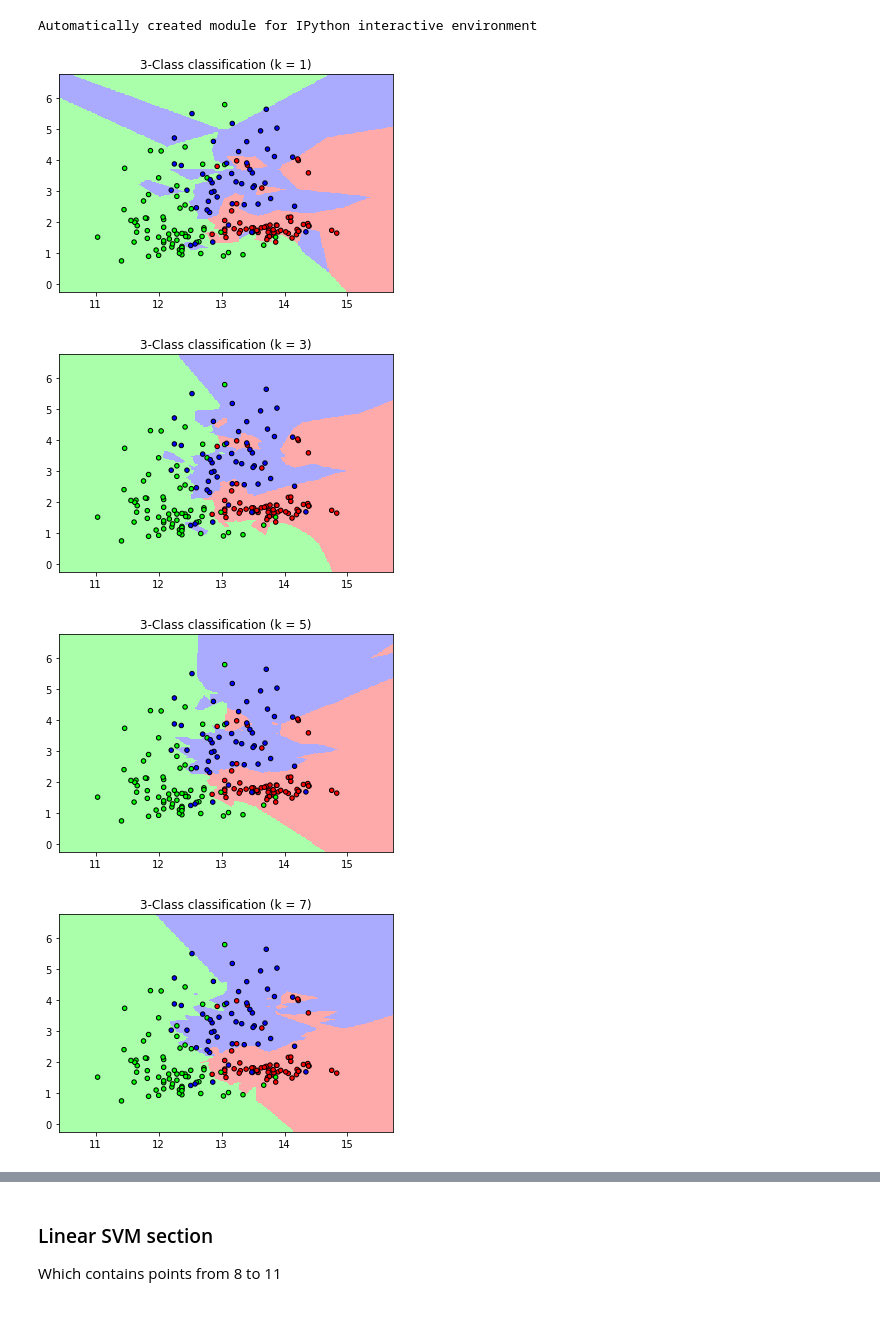
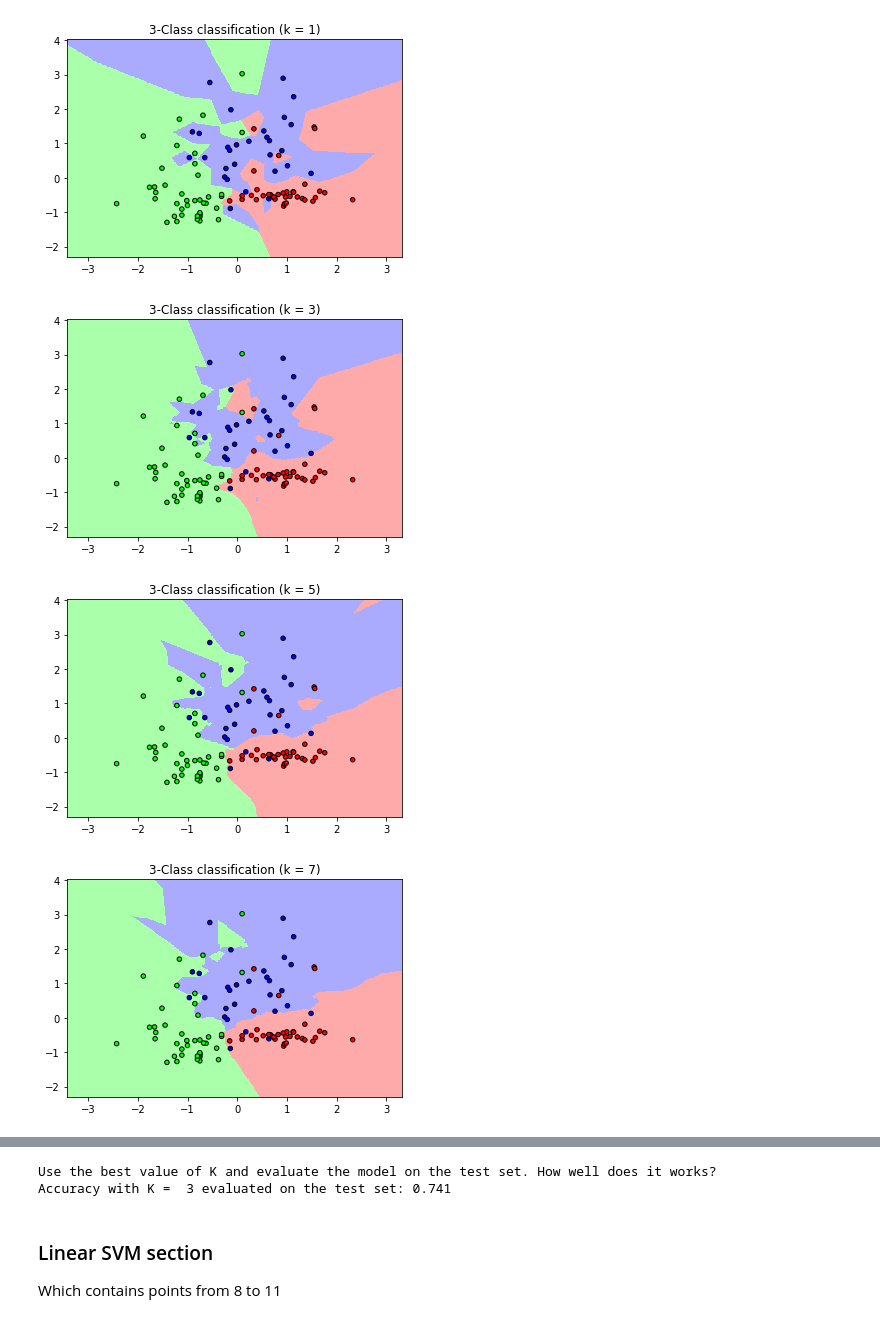
Before and after one commit to Vaelthur/ML-AI_HW1, a Jupyter notebook: HomeWork 1.ipynb, the cells around one changed output, grey strips where cells are left out. Drawn from its saved outputs; the diff is of its cells as text; code cells hidden in the pictures.

```diff
--- a/HomeWork 1.ipynb
+++ b/HomeWork 1.ipynb
@@ -5,25 +7,31 @@
 # %%
-print(__doc__)
-
 import numpy as np
 import matplotlib.pyplot as plt
 from matplotlib.colors import ListedColormap
-from sklearn import neighbors, datasets, model_selection, metrics
+from sklearn import neighbors, datasets, model_selection, metrics, preprocessing
 
-#load wine dataset
+# load wine dataset (1)
 wine = datasets.load_wine()
 
-#we choose only the first two attributes
+# we choose only the first two attributes (2)
 X = wine.data[:, :2]
 y = wine.target
 
-# divide to get the right percentage of train data
+# divide to get the right percentage of train data (3)
 X_t, X_test, y_t, y_test = model_selection.train_test_split(X, y, random_state=np.random.randint(0,100), test_size=0.3)
 
-# divide training total into validation and training
+# divide training total into validation and training (3)
+# test size here means the size the validation set
 X_train, X_valid, y_train, y_valid = model_selection.train_test_split(X_t, y_t, random_state=np.random.randint(0,100), test_size=0.14)
 
-# step size in the mesh - to check what this means
+# using a Standard scaler to normalize data since ML algorithms work better on normalized data
+scaler = preprocessing.StandardScaler()
+scaler.fit(X_train)
+X_train = scaler.transform(X_train)
+X_valid = scaler.transform(X_valid)
+X_test = scaler.transform(X_test)
+
+# step size in the mesh - related to graph
 h = .02
 
 cmap_light = ListedColormap(['#FFAAAA', '#AAFFAA', '#AAAAFF'])
@@ -35,60 +43,60 @@ ks = [1,3,5,7]
 #accurancy array, needed later to plot accurancy of various clf on validation set
 acc_arr = []
 
-# for which iterates every K and plots the relative data & decision boundaries
+# for which iterates every K and plots the relative data & decision boundaries  (4)
 for k in ks:
     n_neighbors = k;
     # we create an instance of Neighbours Classifier and fit the data.
     clf = neighbors.KNeighborsClassifier(n_neighbors)
+
     # train the classifier on the training set
-    clf.fit(X_t, y_t)
+    clf.fit(X_train, y_train)
 
-    # Plot the decision boundary. For that, we will assign a color to each
+    # plot the decision boundary. For that, we will assign a color to each
     # point in the mesh [x_min, x_max]x[y_min, y_max].
-    x_min, x_max = X_t[:, 0].min() - 1, X_t[:, 0].max() + 1
-    y_min, y_max = X_t[:, 1].min() - 1, X_t[:, 1].max() + 1
+    x_min, x_max = X_train[:, 0].min() - 1, X_train[:, 0].max() + 1
+    y_min, y_max = X_train[:, 1].min() - 1, X_train[:, 1].max() + 1
 
-    #the arange method return evenly spaced data
-    xx, yy = np.meshgrid(np.arange(x_min, x_max, h),
-                         np.arange(y_min, y_max, h))
+    # arange method return evenly spaced data
+    xx, yy = np.meshgrid(np.arange(x_min, x_max, h), np.arange(y_min, y_max, h))
+
     # test the classifier on the test set
     # ravel method returns a contigous flattened array
     Z = clf.predict(np.c_[xx.ravel(), yy.ravel()])
 
     # Put the result into a color plot
     Z = Z.reshape(xx.shape)
     plt.figure()
     plt.pcolormesh(xx, yy, Z, cmap=cmap_light)
 
     # Plot also the training points
-    plt.scatter(X[:, 0], X[:, 1], c=y, cmap=cmap_bold,
+    plt.scatter(X_train[:, 0], X_train[:, 1], c=y_train, cmap=cmap_bold,
                 edgecolor='k', s=20)
     plt.xlim(xx.min(), xx.max())
     plt.ylim(yy.min(), yy.max())
-    plt.title("3-Class classification (k = %i)"
-              % (n_neighbors))
+    plt.title("3-Class classification (k = %i)" % (n_neighbors))
+
     #append accuracy score on validation set to list
-    acc_arr.append(metrics.accuracy_score(y_valid, clf.fit(X_t, y_t).predict(X_valid)))
+    acc_arr.append(clf.score(X_valid, y_valid))
 plt.show()
 
-#setting up graph for accuracy on validation set
+# setting up graph for accuracy on validation set (5)
 x = ks
 y = acc_arr
 plt.plot(x,y)
 plt.xlabel("x - values of K")
 plt.ylabel("y - accuracy on validation set")
 plt.title("Accuracy on the validation set varies when changing K")
 plt.show()
 
-#choose the best value of K from the score on the validation set
+#choose the best value of K from the score on the validation set (7)
 k_best_index = acc_arr.index(max(acc_arr))
 k_best = ks[k_best_index]
 
 print("Use the best value of K and evaluate the model on the test set. How well does it works?")
-print("Accuracy with K = ", k_best, "evaluated on the test set: %.3f" %(metrics.accuracy_score(y_test, clf.fit(X_train, y_train).predict(X_test))))
+print("Accuracy with K = ", k_best, "evaluated on the test set: %.3f" %(clf.score(X_test, y_test)))
 # %% [output]
-Automatically created module for IPython interactive environment
-[figure, old version]
+[figure, new version]
-[figure, old version]
+[figure, new version]
-[figure, old version]
+[figure, new version]
-[figure, old version]
+[figure, new version]
@@ -98,3 +104,5 @@ Accuracy with K =  1 evaluated on the test set: 0.833
+Use the best value of K and evaluate the model on the test set. How well does it works?
+Accuracy with K =  3 evaluated on the test set: 0.741
 # %% [markdown]
 <h3> Linear SVM section </h3>
 <p> Which contains points from 8 to 11 </p>
```
Also changed, not shown: parts of 6 cells of this notebook, 1 other file.
